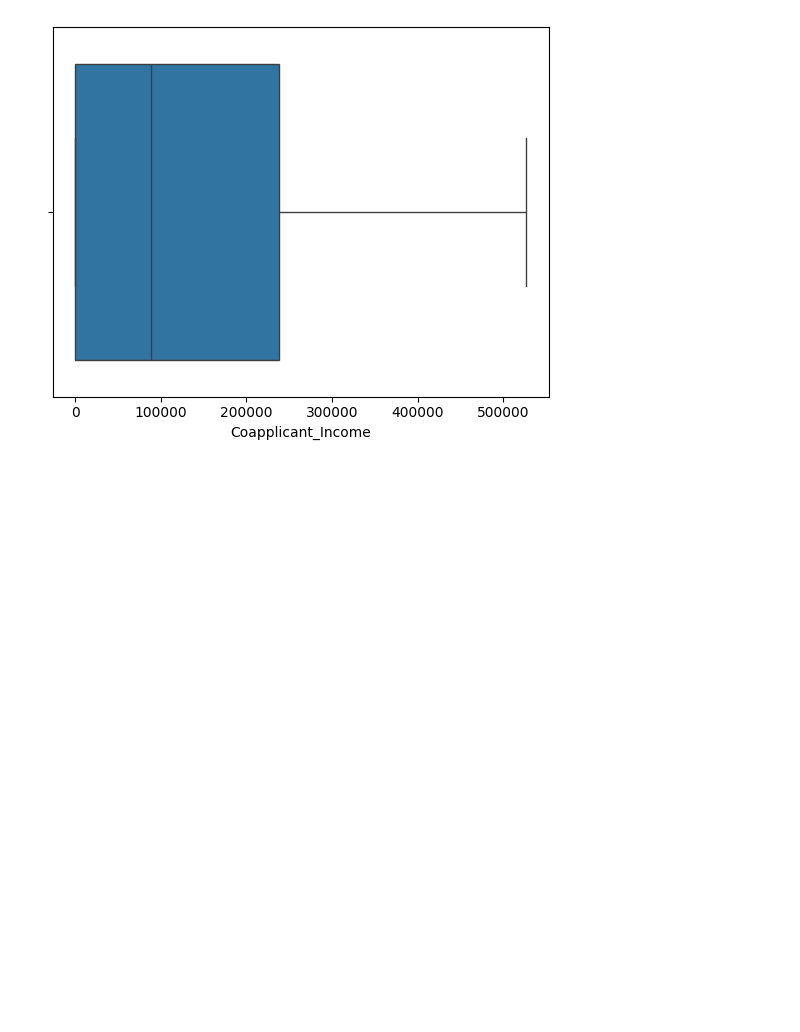
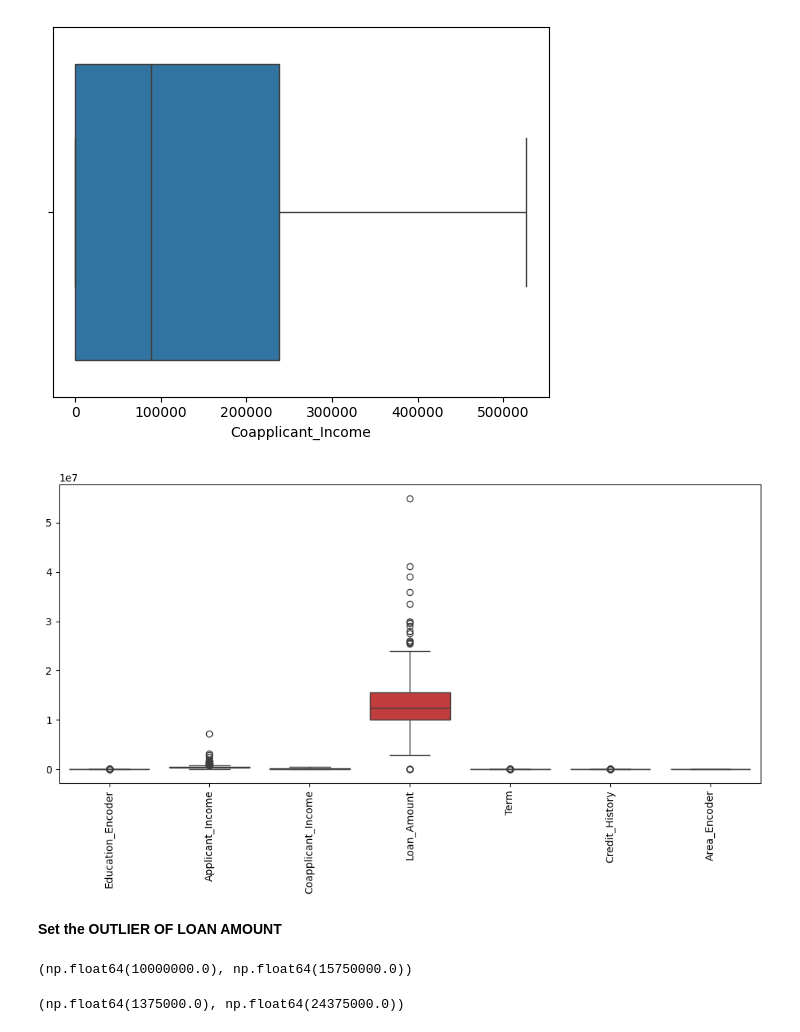
Before and after one commit to UtkarshGupta048/Data-Analytics, a Jupyter notebook: Loan_dataset.ipynb, the cells around one changed output. Cells and saved outputs as stored; diff of their text form; code cells hidden in the pictures; blank space fills up the shorter version.

```diff
--- a/Loan_dataset.ipynb
+++ b/Loan_dataset.ipynb
@@ -396,6 +396,6 @@ plt.show()
 # %% [output]
 [figure]
 # %%
-q1=df['Coapplicant_Income'].quantile(0.25)
-q3=df['Coapplicant_Income'].quantile(0.75)
-IQR=q3-q1
+q1_CI=df['Coapplicant_Income'].quantile(0.25)
+q3_CI=df['Coapplicant_Income'].quantile(0.75)
+IQR_CI=q3_CI - q1_CI
@@ -408,0 +402,5 @@ min_range,max_range
+# %%
+min_range_CI=q1_CI-(1.5*IQR_CI)
+max_range_CI=q3_CI+(1.5*IQR_CI)
+
+min_range_CI,max_range_CI
@@ -425,5 +427,5 @@ df
 # %%
-new_df=df[df['Coapplicant_Income']<=max_range]
+new_df=df[(df['Coapplicant_Income']<=max_range_CI) & (df['Coapplicant_Income']>=min_range_CI)]
 new_df
 # %% [output]
 |  | Gender | Married | Dependents | Education | Education_Encoder | Self_Employed | Applicant_Income | ... |
@@ -444,3 +446,21 @@ sns.boxplot(data=new_df,x='Coapplicant_Income')
 # %% [output]
 <Axes: xlabel='Coapplicant_Income'>
 [figure]
+# %%
+numeric_data=new_df.select_dtypes(include='number')
+
+plt.figure(figsize=(10,6))
+sns.boxplot(data=numeric_data)
+plt.xticks(rotation=90)
+plt.tight_layout()
+plt.show()
+# %% [output]
+[figure, added]
+# %% [markdown]
+**Set the OUTLIER OF LOAN AMOUNT**
+# %%
+q1_Loan=df['Loan_Amount'].quantile(0.25)
+q3_Loan=df['Loan_Amount'].quantile(0.75)
+q1_Loan,q3_Loan
+# %% [output]
+(np.float64(10000000.0), np.float64(15750000.0))
@@ -446,0 +469,6 @@ sns.boxplot(data=new_df,x='Coapplicant_Income')
+# %%
+min_range_Loan=q1_Loan-(1.5*IQR_Loan)
+max_range_Loan=q3_Loan+(1.5*IQR_Loan)
+min_range_Loan,max_range_Loan
+# %% [output]
+(np.float64(1375000.0), np.float64(24375000.0))
```
Also changed, not shown: parts of 16 cells of this notebook.
